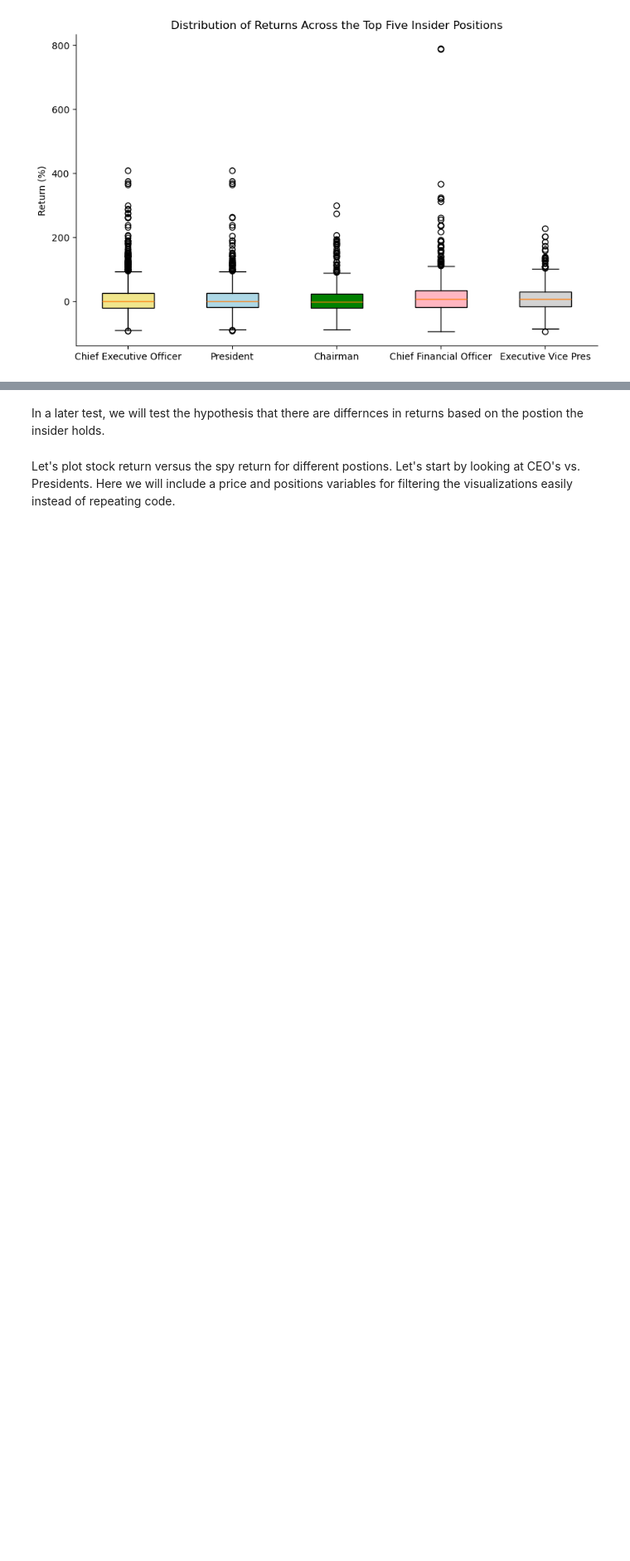
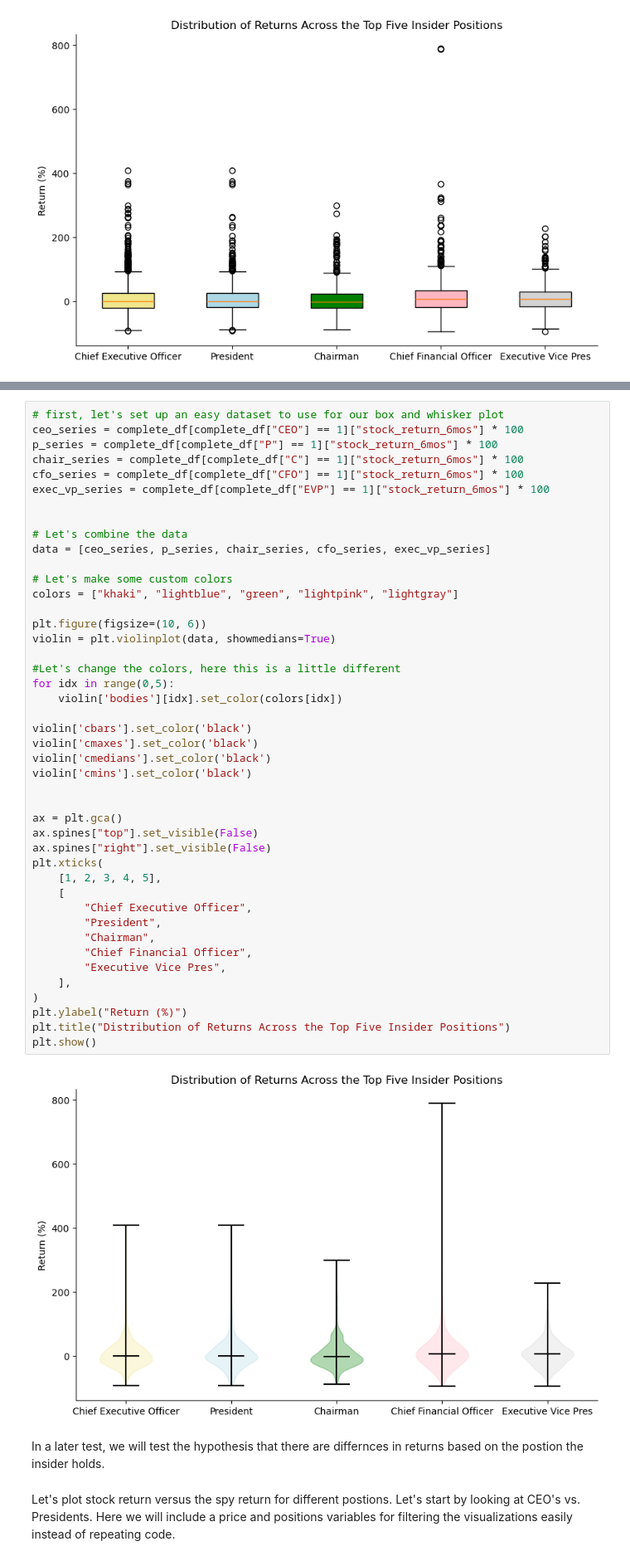
Before and after one commit to tmacpherson6/Do-Insiders-Know-Something-We-Dont, a Jupyter notebook: Notebook 5 - Thomas_EDA.ipynb, the cells around one changed output, grey strips where cells are left out. Shown at 83% size. Drawn from its saved outputs; the diff is of its cells as text; blank space fills up the shorter version.

```diff
--- a/Notebook 5 - Thomas_EDA.ipynb
+++ b/Notebook 5 - Thomas_EDA.ipynb
@@ -2516,3 +2518,49 @@ plt.show()
+# %%
+# first, let's set up an easy dataset to use for our box and whisker plot
+ceo_series = complete_df[complete_df["CEO"] == 1]["stock_return_6mos"] * 100
+p_series = complete_df[complete_df["P"] == 1]["stock_return_6mos"] * 100
+chair_series = complete_df[complete_df["C"] == 1]["stock_return_6mos"] * 100
+cfo_series = complete_df[complete_df["CFO"] == 1]["stock_return_6mos"] * 100
+exec_vp_series = complete_df[complete_df["EVP"] == 1]["stock_return_6mos"] * 100
+
+
+# Let's combine the data
+data = [ceo_series, p_series, chair_series, cfo_series, exec_vp_series]
+
+# Let's make some custom colors
+colors = ["khaki", "lightblue", "green", "lightpink", "lightgray"]
+
+plt.figure(figsize=(10, 6))
+violin = plt.violinplot(data, showmedians=True)
+
+#Let's change the colors, here this is a little different
+for idx in range(0,5):
+    violin['bodies'][idx].set_color(colors[idx])
+
+violin['cbars'].set_color('black')
+violin['cmaxes'].set_color('black')
+violin['cmedians'].set_color('black')
+violin['cmins'].set_color('black')
+
+
+ax = plt.gca()
+ax.spines["top"].set_visible(False)
+ax.spines["right"].set_visible(False)
+plt.xticks(
+    [1, 2, 3, 4, 5],
+    [
+        "Chief Executive Officer",
+        "President",
+        "Chairman",
+        "Chief Financial Officer",
+        "Executive Vice Pres",
+    ],
+)
+plt.ylabel("Return (%)")
+plt.title("Distribution of Returns Across the Top Five Insider Positions")
+plt.show()
+# %% [output]
+[figure, added]
 # %% [markdown]
 In a later test, we will test the hypothesis that there are differnces in returns based on the postion the insider holds.
 # %% [markdown]
```
Also changed, not shown: parts of 11 cells of this notebook.
